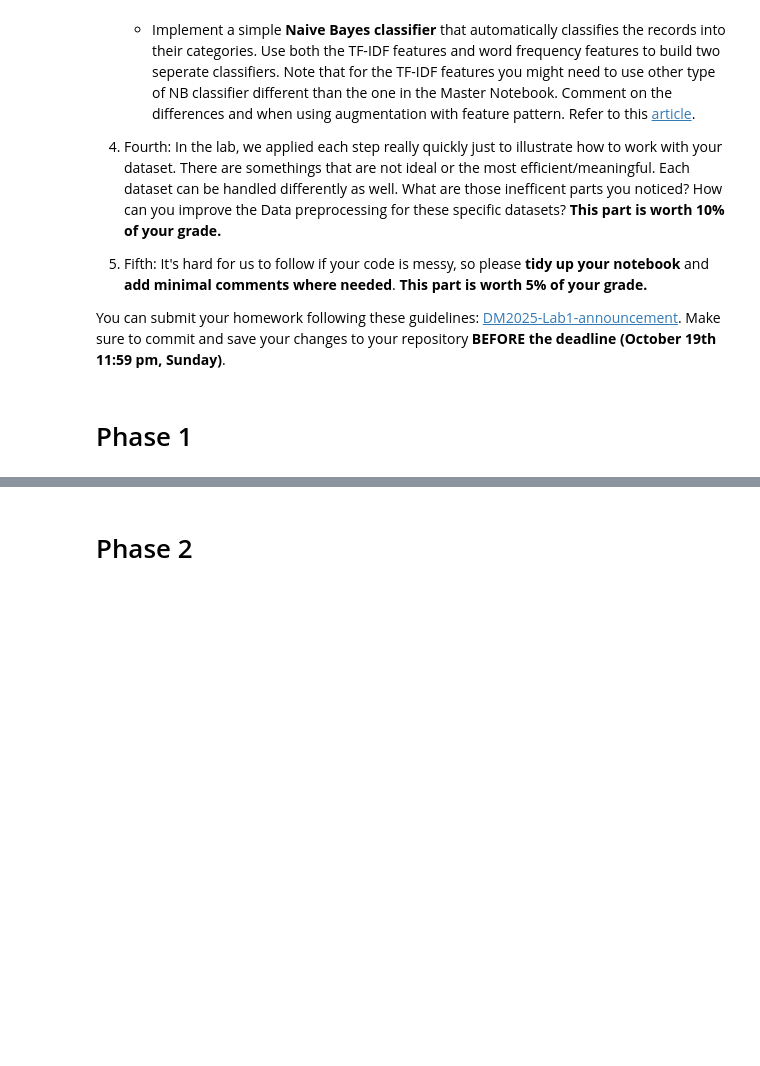
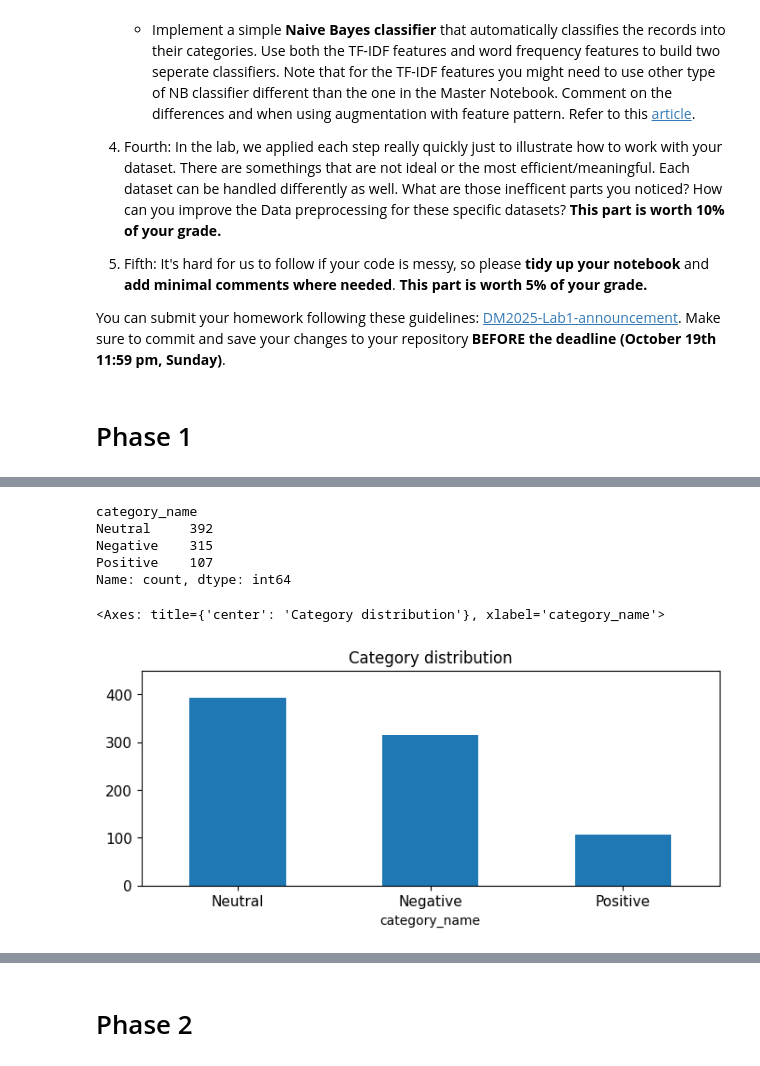
Before and after one commit to Jimmy030199/DM2025-Lab1-Exercise, a Jupyter notebook: DM2025-Lab1-Homework.ipynb, the cells around one changed output, grey strips where cells are left out. Cells and saved outputs as stored; diff of their text form; code cells hidden in the pictures; blank space fills up the shorter version.

```diff
--- a/DM2025-Lab1-Homework.ipynb
+++ b/DM2025-Lab1-Homework.ipynb
@@ -62,0 +275,4 @@ You can submit your homework following these guidelines: [DM2025-Lab1-announceme
+# %%
+# add category label also
+X['category_name'] = X.category.apply(lambda t: dmh.format_labels(t, reddit_data))
+X
@@ -62,0 +477,8 @@ You can submit your homework following these guidelines: [DM2025-Lab1-announceme
+# %%
+# 另一種方法
+# dummy record as dictionary format
+dummy_dict = [{'text': 'dummy_record',
+               'category': 1
+              }]
+X = pd.concat([X, pd.DataFrame(dummy_dict)], ignore_index=True)
+X
@@ -62,0 +509,5 @@ You can submit your homework following these guidelines: [DM2025-Lab1-announceme
+# %%
+# 用補值的方式 填補欄位
+target_names = ["Negative", "Neutral", "Positive"]
+X.loc[X.index[-1], "category_name"] = target_names[X.iloc[-1]["category"]]
+X
@@ -62,0 +562,2 @@ You can submit your homework following these guidelines: [DM2025-Lab1-announceme
+# %%
+X.drop_duplicates(keep=False, inplace=True) # inplace applies changes directly on our dataframe
@@ -62,0 +589,17 @@ You can submit your homework following these guidelines: [DM2025-Lab1-announceme
+# %%
+import matplotlib.pyplot as plt
+print(X.category_name.value_counts())
+
+# plot barchart for X
+X.category_name.value_counts().plot(kind = 'bar',
+                                    title = 'Category distribution',
+                                    ylim = [0, 450],
+                                    rot = 0, fontsize = 11, figsize = (8,3))
+# %% [output]
+category_name
+Neutral     392
+Negative    315
+Positive    107
+Name: count, dtype: int64
+<Axes: title={'center': 'Category distribution'}, xlabel='category_name'>
+[figure, added]
```
Also changed, not shown: parts of 82 cells of this notebook, 2 other files.
